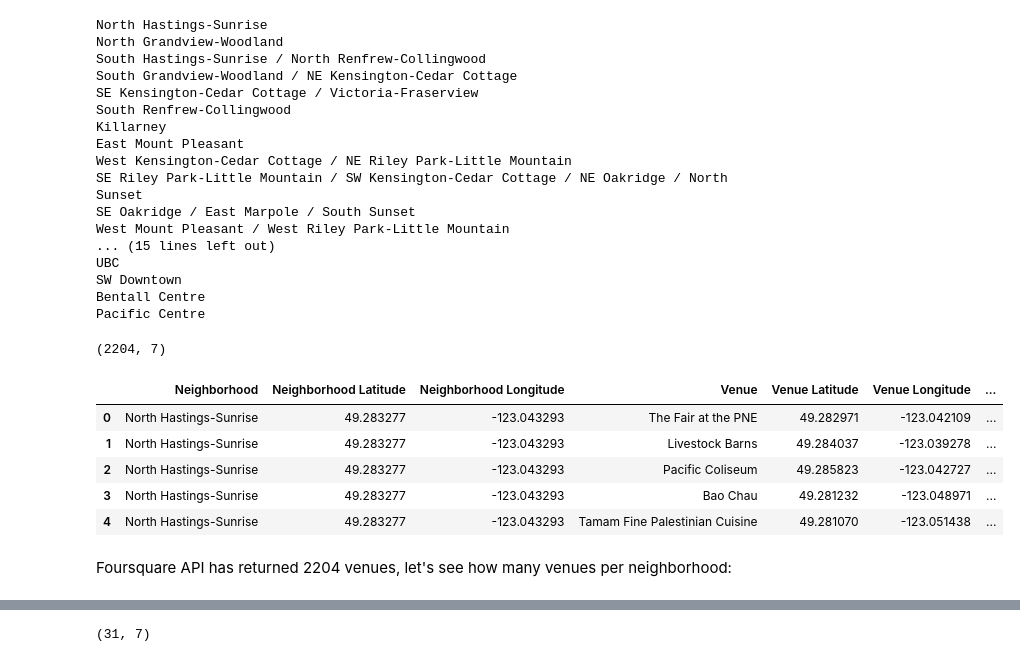
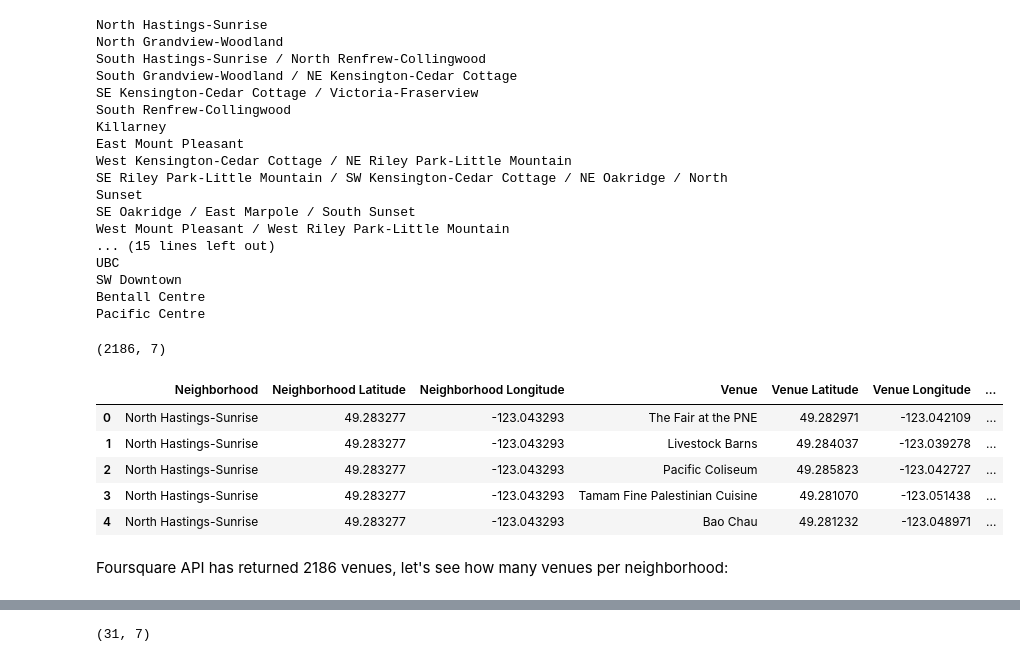
Before and after one commit to alinasansevich/Coursera_Capstone, a Jupyter notebook: Battle_of_the_Neighborhoods_Vancouver.ipynb, the cells around one changed output, grey strips where cells are left out. Drawn from its saved outputs; the diff is of its cells as text; code cells hidden in the pictures.

```diff
--- a/Battle_of_the_Neighborhoods_Vancouver.ipynb
+++ b/Battle_of_the_Neighborhoods_Vancouver.ipynb
@@ -423,19 +407,22 @@ UBC
 SW Downtown
 Bentall Centre
 Pacific Centre
-# %%
-print(vancouver_venues.shape)
-vancouver_venues.head()
-# %% [output]
-(2204, 7)
-|  | Neighborhood | Neighborhood Latitude | Neighborhood Longitude | Venue | Venue Latitude | Venue Longitude | ... |
-| 0 | North Hastings-Sunrise | 49.283277 | -123.043293 | The Fair at the PNE | 49.282971 | -123.042109 | ... |
-| 1 | North Hastings-Sunrise | 49.283277 | -123.043293 | Livestock Barns | 49.284037 | -123.039278 | ... |
-| 2 | North Hastings-Sunrise | 49.283277 | -123.043293 | Pacific Coliseum | 49.285823 | -123.042727 | ... |
-| 3 | North Hastings-Sunrise | 49.283277 | -123.043293 | Bao Chau | 49.281232 | -123.048971 | ... |
-| 4 | North Hastings-Sunrise | 49.283277 | -123.043293 | Tamam Fine Palestinian Cuisine | 49.281070 | -123.051438 | ... |
+# %%
+# save the venue data to a .csv file
+vancouver_venues.to_csv('Vancouver_venues.csv', index=False)
+
+print(vancouver_venues.shape)
+vancouver_venues.head()
+# %% [output]
+(2186, 7)
+|  | Neighborhood | Neighborhood Latitude | Neighborhood Longitude | Venue | Venue Latitude | Venue Longitude | ... |
+| 0 | North Hastings-Sunrise | 49.283277 | -123.043293 | The Fair at the PNE | 49.282971 | -123.042109 | ... |
+| 1 | North Hastings-Sunrise | 49.283277 | -123.043293 | Livestock Barns | 49.284037 | -123.039278 | ... |
+| 2 | North Hastings-Sunrise | 49.283277 | -123.043293 | Pacific Coliseum | 49.285823 | -123.042727 | ... |
+| 3 | North Hastings-Sunrise | 49.283277 | -123.043293 | Tamam Fine Palestinian Cuisine | 49.281070 | -123.051438 | ... |
+| 4 | North Hastings-Sunrise | 49.283277 | -123.043293 | Bao Chau | 49.281232 | -123.048971 | ... |
 # %% [markdown]
-Foursquare API has returned 2204 venues, let's see how many venues per neighborhood:
+Foursquare API has returned 2186 venues, let's see how many venues per neighborhood:
 # %%
 # Let's check how many venues were returned for each neighborhood
 pd.set_option('display.max_rows', None)
```
Also changed, not shown: parts of 44 cells of this notebook.
